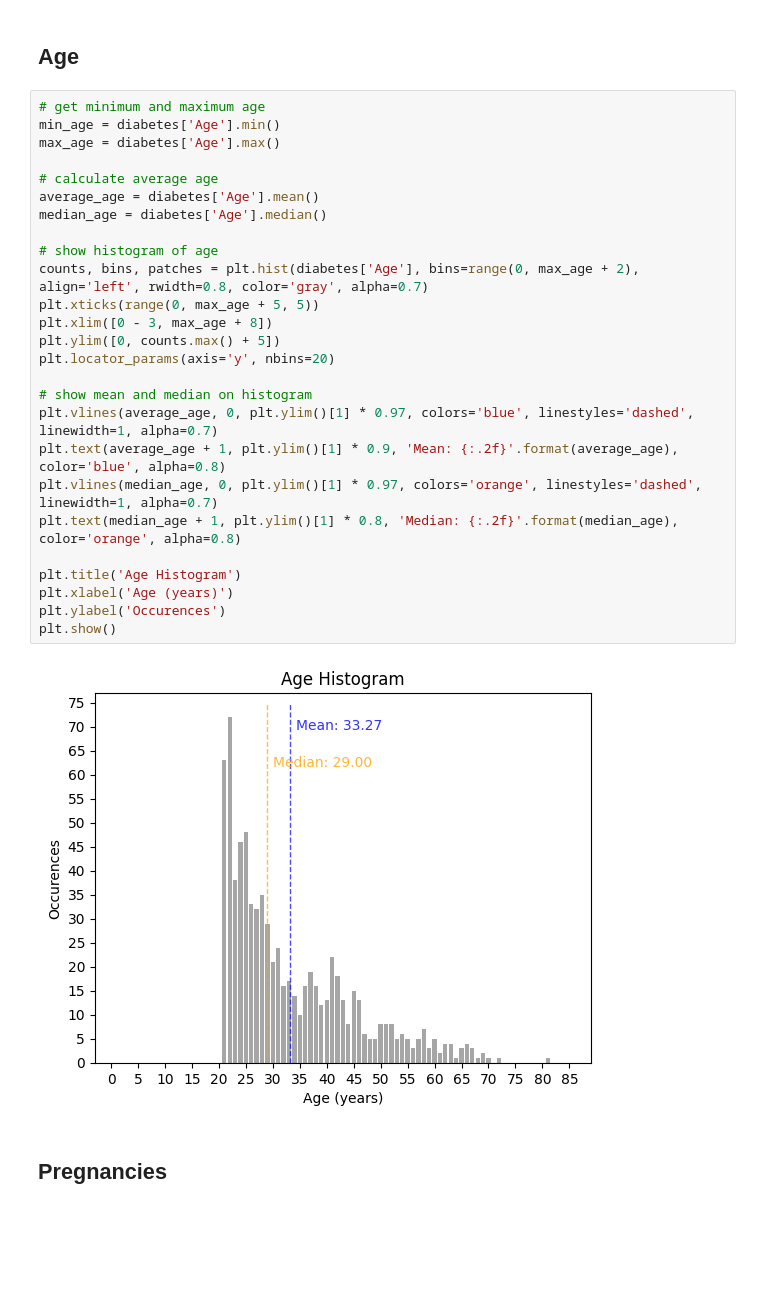
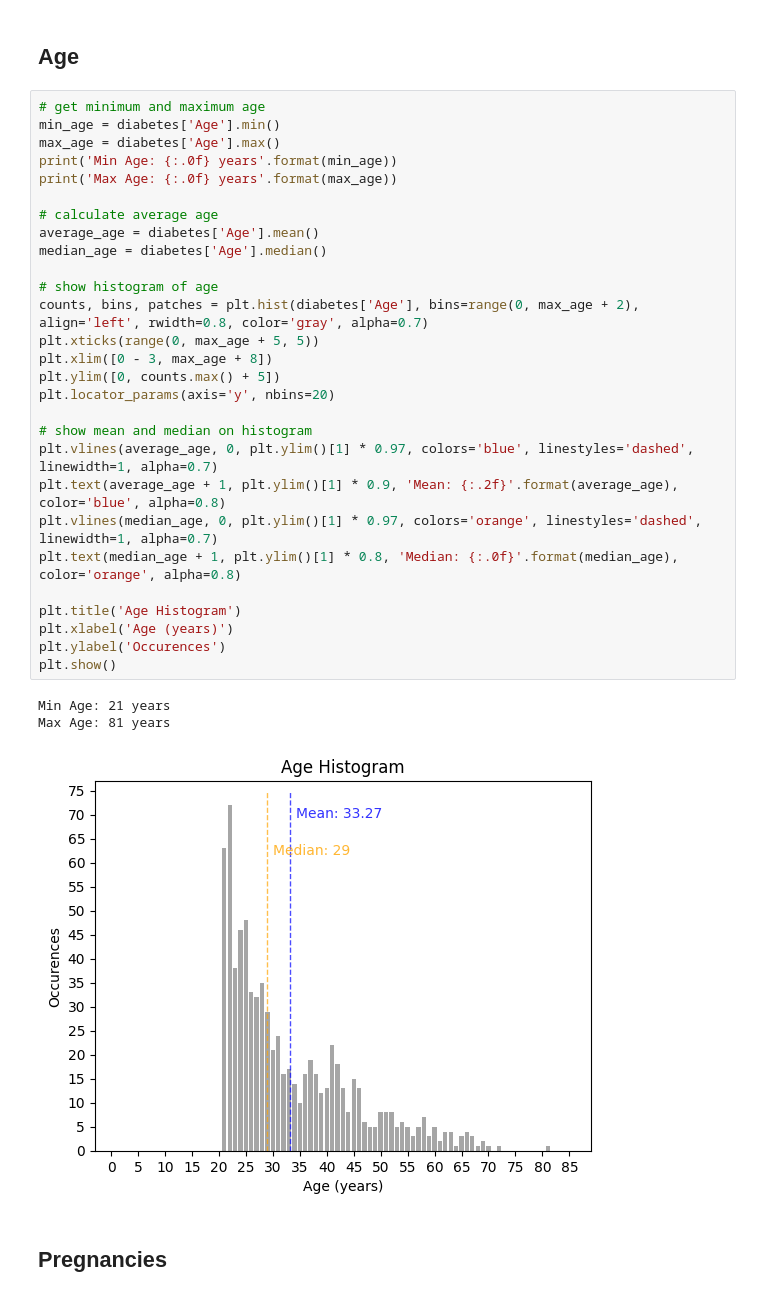
Before and after one commit to Bluxen/DA-Project1, a Jupyter notebook: 13_diabetes_prediction.ipynb, the cells around one changed output. Saved outputs shown, nothing was run; the diff lists cells and outputs as text; blank space fills up the shorter version.

```diff
--- a/13_diabetes_prediction.ipynb
+++ b/13_diabetes_prediction.ipynb
@@ -84,31 +84,35 @@ The diabetes dataset is a widely used dataset in machine learning and healthcare
 # %%
 # get minimum and maximum age
 min_age = diabetes['Age'].min()
 max_age = diabetes['Age'].max()
+print('Min Age: {:.0f} years'.format(min_age))
+print('Max Age: {:.0f} years'.format(max_age))
 
 # calculate average age
 average_age = diabetes['Age'].mean()
 median_age = diabetes['Age'].median()
 
 # show histogram of age
 counts, bins, patches = plt.hist(diabetes['Age'], bins=range(0, max_age + 2), align='left', rwidth=0.8, color='gray', alpha=0.7)
 plt.xticks(range(0, max_age + 5, 5))
 plt.xlim([0 - 3, max_age + 8])
 plt.ylim([0, counts.max() + 5])
 plt.locator_params(axis='y', nbins=20)
 
 # show mean and median on histogram
 plt.vlines(average_age, 0, plt.ylim()[1] * 0.97, colors='blue', linestyles='dashed', linewidth=1, alpha=0.7)
 plt.text(average_age + 1, plt.ylim()[1] * 0.9, 'Mean: {:.2f}'.format(average_age), color='blue', alpha=0.8)
 plt.vlines(median_age, 0, plt.ylim()[1] * 0.97, colors='orange', linestyles='dashed', linewidth=1, alpha=0.7)
-plt.text(median_age + 1, plt.ylim()[1] * 0.8, 'Median: {:.2f}'.format(median_age), color='orange', alpha=0.8)
+plt.text(median_age + 1, plt.ylim()[1] * 0.8, 'Median: {:.0f}'.format(median_age), color='orange', alpha=0.8)
 
 plt.title('Age Histogram')
 plt.xlabel('Age (years)')
 plt.ylabel('Occurences')
 plt.show()
 # %% [output]
+Min Age: 21 years
+Max Age: 81 years
-[figure, old version]
+[figure, new version]
 # %% [markdown]
 ## Pregnancies
 # %%
```
Also changed, not shown: parts of 11 cells of this notebook.
